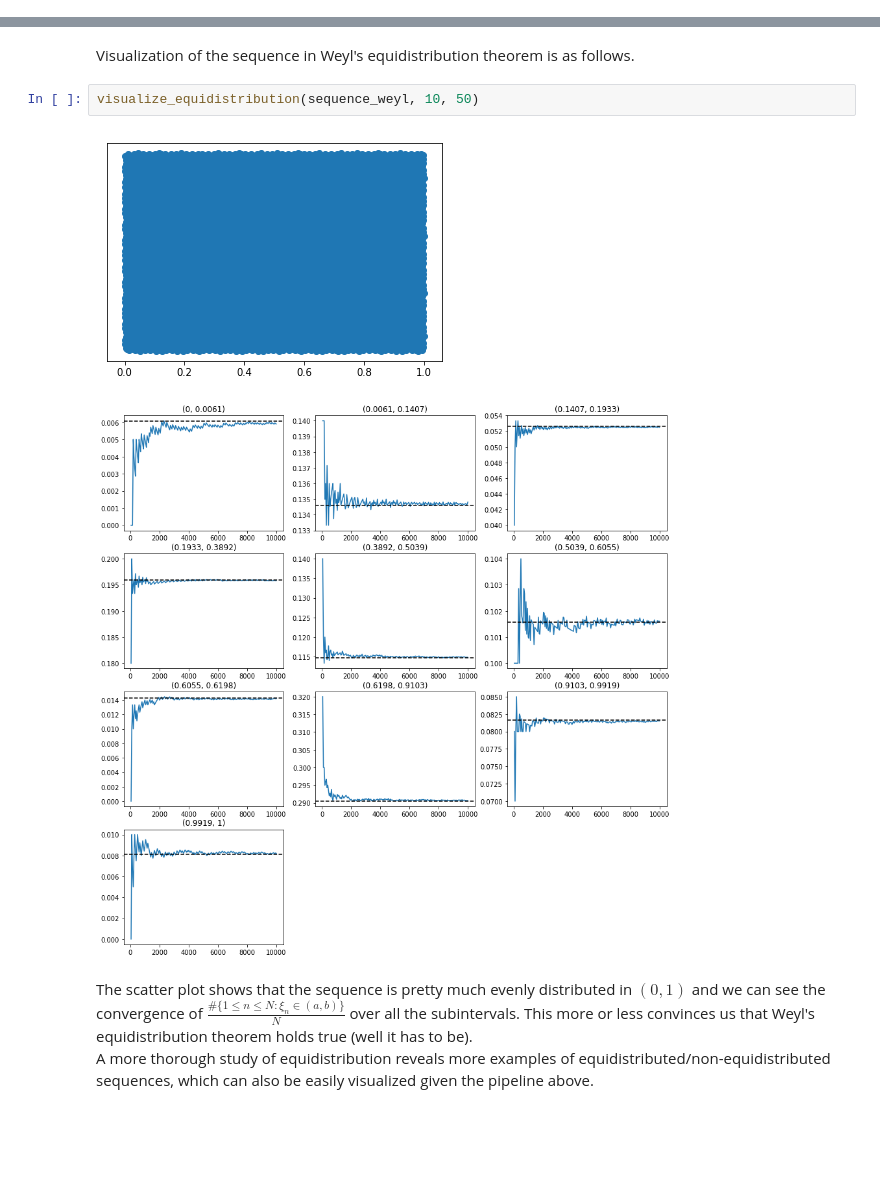
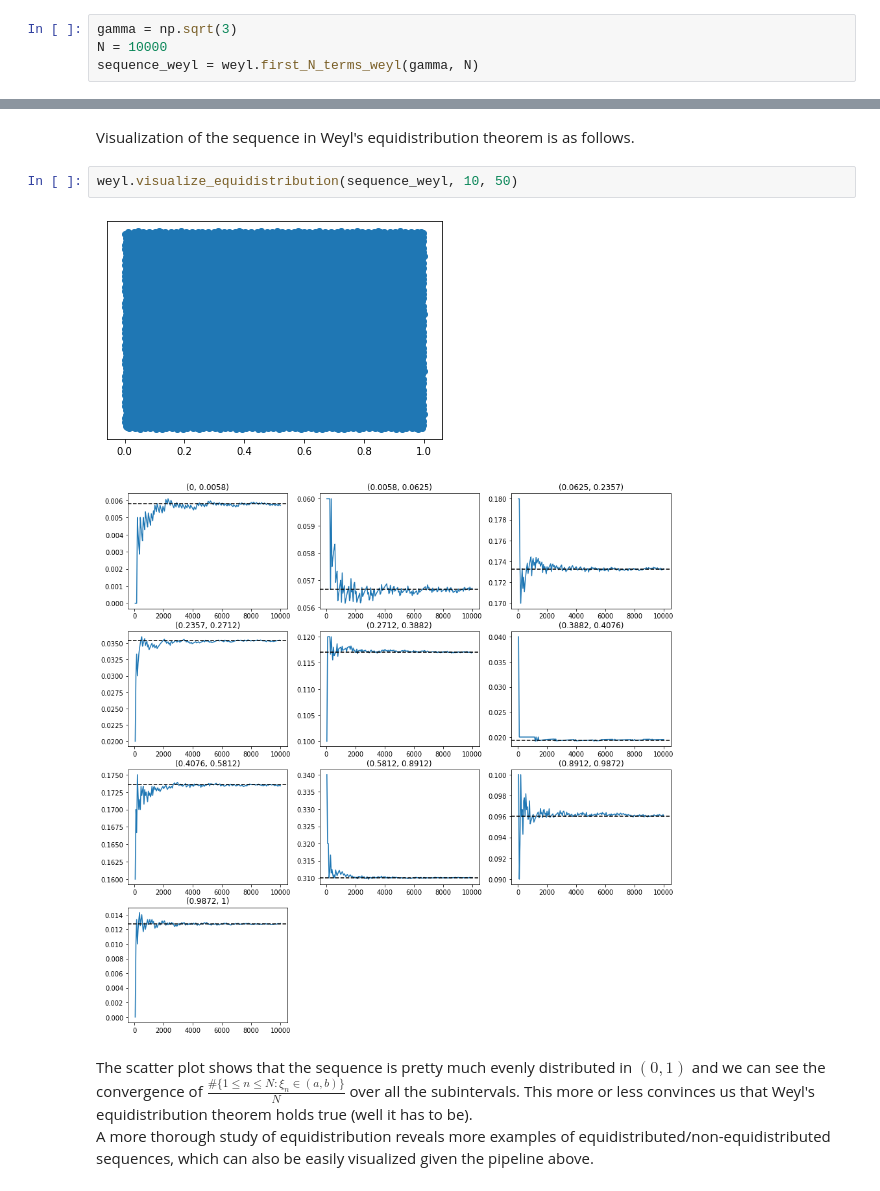
Before and after one commit to yupeizhou/number_theory, a Jupyter notebook: Some number theory & analysis.ipynb, the cells around one changed output, grey strips where cells are left out. Saved outputs shown, nothing was run; the diff lists cells and outputs as text; blank space fills up the shorter version.

```diff
--- a/Some number theory & analysis.ipynb
+++ b/Some number theory & analysis.ipynb
@@ -50,2 +42,6 @@ sequence_weyl = first_N_terms_weyl(gamma, N)
+# %%
+gamma = np.sqrt(3)
+N = 10000
+sequence_weyl = weyl.first_N_terms_weyl(gamma, N)
 # %% [markdown]
 The following is a simple pipeline that generates visualization of distribution of a sequence. It includes a scatter plot of the sequence, and the behavior of $\frac{\#\{1\leq n\leq N: \xi_n\in(a,b)\}}{N}$ for the first $N$ terms of the sequence over some arbitrary intervals.
@@ -106,10 +48,10 @@ def visualize_equidistribution(sequence, num_interval, step_size):
 # %% [markdown]
 Visualization of the sequence in Weyl's equidistribution theorem is as follows.
 # %%
-visualize_equidistribution(sequence_weyl, 10, 50)
+weyl.visualize_equidistribution(sequence_weyl, 10, 50)
 # %% [output]
-[figure, old version]
+[figure, new version]
-[figure, old version]
+[figure, new version]
 # %% [markdown]
 The scatter plot shows that the sequence is pretty much evenly distributed in $(0, 1)$ and we can see the convergence of $\frac{\#\{1\leq n\leq N: \xi_n\in(a,b)\}}{N}$ over all the subintervals. This more or less convinces us that Weyl's equidistribution theorem holds true (well it has to be). <br>
 A more thorough study of equidistribution reveals more examples of equidistributed/non-equidistributed sequences, which can also be easily visualized given the pipeline above.
```
Also changed, not shown: parts of 12 cells of this notebook, 2 other files.
